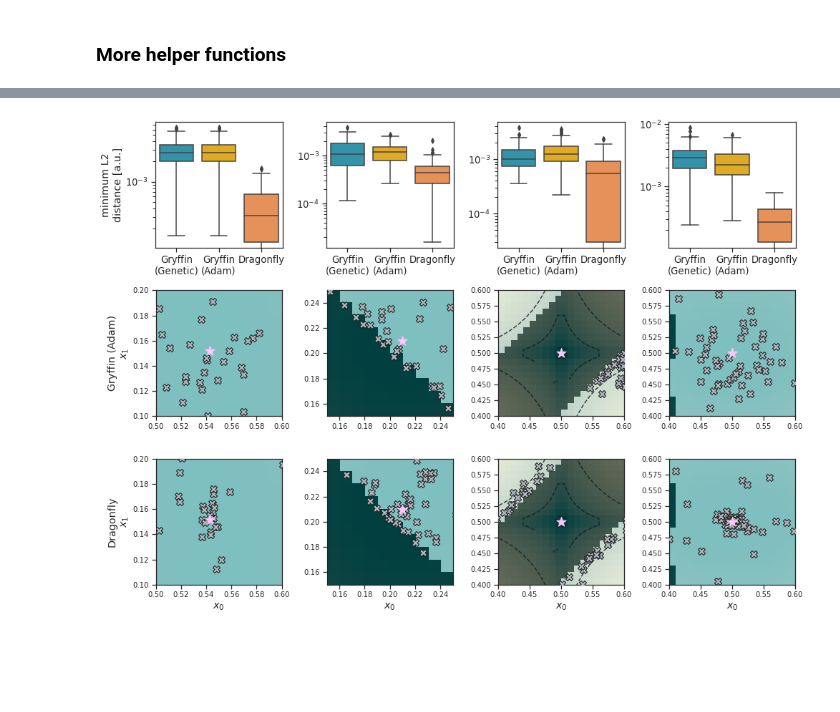
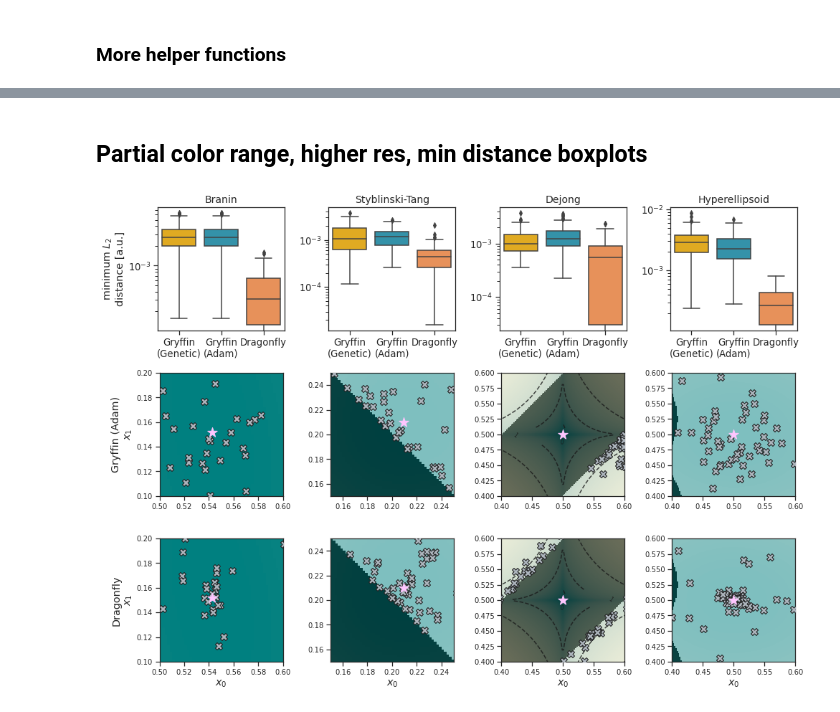
Before and after one commit to aspuru-guzik-group/gryffin-known-constraints, a Jupyter notebook: analysis/known-constraints/kwn-analysis.ipynb, the cells around one changed output, grey strips where cells are left out. Drawn from its saved outputs; the diff is of its cells as text; code cells hidden in the pictures; blank space fills up the shorter version.

Commit message:
add dragonfly gryffin sampling comparison

```diff
--- a/analysis/known-constraints/kwn-analysis.ipynb
+++ b/analysis/known-constraints/kwn-analysis.ipynb
@@ -970,6 +970,16 @@ def get_min_dist(params):
                 dists.append(np.linalg.norm(param1-param2))
 
     return np.amin(dists)
+
+def get_all_dists(params):
+    ''' return all the unique distances between samples
+    '''
+    dists = []
+    for ix1, param1 in enumerate(params):
+        for ix2, param2 in enumerate(params):
+            if ix1 < ix2: # only take lower triangular
+                dists.append(np.linalg.norm(param1-param2))
+    return dists
 # %% [markdown]
 ### Compute the min L2-norm between the points - Gryffin vs. Dragonfly
 # %%
@@ -1154,3 +1892,5 @@ def plot_constr_surface(surface, ax=None, N=100):
+# %% [markdown]
+## Partial color range, higher res, min distance boxplots
 # %%
 fig, axes = plt.subplots(nrows=3, ncols=4, figsize=(14, 10))
 
@@ -1169,8 +1909,8 @@ sns.boxplot(
     ax=ax,
     hue_order=HUE_ORDER,
     palette=[
+        '#ffb703',
         '#219ebc',
-        '#ffb703',
         '#ff8c42',
     ]
 )
@@ -1181,13 +1921,15 @@ sns.boxplot(
 #     ax=ax,
 # )
 ax.set_yscale('log')
-ax.set_ylabel('minimum L2\ndistance [a.u.]')
+ax.set_ylabel('minimum '+ '$L_2$\ndistance [a.u.]')
 ax.set_xlabel('')
 
 
 ax = axes[1,0]
 surface = BraninConstr()
-plot_constr_surface(surface, ax=ax, N=100)
+plot_constr_surface_orig(
+    surface, ax=ax, N=500, use_constraint=False
+)
 # example samples
 with open('../../benchmarks_known/branin/opt_adam/results.pkl', 'rb') as content:
     data = pickle.load(content)
@@ -1208,8 +1950,8 @@ sns.boxplot(
     ax=ax,
     hue_order=HUE_ORDER,
     palette=[
+        '#ffb703',
         '#219ebc',
-        '#ffb703',
         '#ff8c42',
     ]
 )
@@ -1225,7 +1967,9 @@ ax.set_xlabel('')
 
 ax = axes[1,1]
 surface = StyblinskiTangConstr()
-plot_constr_surface(surface, ax=ax, N=100)
+plot_constr_surface_orig(
+    surface, ax=ax, N=500,
+)
 # example samples
 with open('../../benchmarks_known/styblinski/opt_adam/results.pkl', 'rb') as content:
     data = pickle.load(content)
@@ -1246,8 +1990,8 @@ sns.boxplot(
     ax=ax,
     hue_order=HUE_ORDER,
     palette=[
+        '#ffb703',
         '#219ebc',
-        '#ffb703',
         '#ff8c42',
     ]
 )
@@ -1263,7 +2007,9 @@ ax.set_xlabel('')
 
 ax = axes[1,2]
 surface = DejongConstr()
-plot_constr_surface(surface, ax=ax, N=100)
+plot_constr_surface_orig(
+    surface, ax=ax, N=500,
+)
 # example samples
 with open('../../benchmarks_known/dejong/opt_adam/results.pkl', 'rb') as content:
     data = pickle.load(content)
@@ -1283,8 +2029,8 @@ sns.boxplot(
     ax=ax,
     hue_order=HUE_ORDER,
     palette=[
+        '#ffb703',
         '#219ebc',
-        '#ffb703',
         '#ff8c42',
     ]
 )
@@ -1301,7 +2047,9 @@ ax.set_xlabel('')
 
 ax = axes[1,3]
 surface = HyperEllipsoidConstr()
-plot_constr_surface(surface, ax=ax, N=100)
+plot_constr_surface_orig(
+    surface, ax=ax, N=500,
+)
 # example samples
 with open('../../benchmarks_known/hyperellips/opt_adam/results.pkl', 'rb') as content:
     data = pickle.load(content)
@@ -1319,7 +2067,9 @@ ax.tick_params(axis='both', which='major', labelsize=10)
 
 ax = axes[2,0]
 surface = BraninConstr()
-plot_constr_surface(surface, ax=ax, N=100)
+plot_constr_surface_orig(
+    surface, ax=ax, N=500, use_constraint=False,
+)
 # example samples
 with open('../../benchmarks_known/branin/dragonfly/results.pkl', 'rb') as content:
     data = pickle.load(content)
@@ -1333,7 +2083,9 @@ ax.tick_params(axis='both', which='major', labelsize=10)
 
 ax = axes[2,1]
 surface = StyblinskiTangConstr()
-plot_constr_surface(surface, ax=ax, N=100)
+plot_constr_surface_orig(
+    surface, ax=ax, N=500,
+)
 # example samples
 with open('../../benchmarks_known/styblinski/dragonfly/results.pkl', 'rb') as content:
     data = pickle.load(content)
@@ -1347,7 +2099,9 @@ ax.tick_params(axis='both', which='major', labelsize=10)
 
 ax = axes[2,2]
 surface = DejongConstr()
-plot_constr_surface(surface, ax=ax, N=100)
+plot_constr_surface_orig(
+    surface, ax=ax, N=500,
+)
 # example samples
 with open('../../benchmarks_known/dejong/dragonfly/results.pkl', 'rb') as content:
     data = pickle.load(content)
@@ -1358,33 +2112,42 @@ ax.set_xlim(0.4, 0.6)
 ax.set_ylim(0.4, 0.6)
 ax.tick_params(axis='both', which='major', labelsize=10)
 
 
 ax = axes[2,3]
 surface = HyperEllipsoidConstr()
-plot_constr_surface(surface, ax=ax, N=100)
+plot_constr_surface_orig(
+    surface, ax=ax, N=500,
+)
 # example samples
 with open('../../benchmarks_known/hyperellips/dragonfly/results.pkl', 'rb') as content:
     data = pickle.load(content)
 X = data[0].loc[:, ['x0', 'x1']]
 ax.scatter(X['x0'], X['x1'], marker='X', s=100, color='#adb5bd', edgecolor='k', zorder=10)
 
 ax.set_xlim(0.4, 0.6)
 ax.set_ylim(0.4, 0.6)
 ax.tick_params(axis='both', which='major', labelsize=10)
 
 
 #--------------------------------------
 
 axes[1, 0].set_ylabel('Gryffin (Adam)\n'+ r'$x_1$')
 axes[2, 0].set_ylabel('Dragonfly\n'+ r'$x_1$')
 
 axes[2, 0].set_xlabel('$x_0$')
 axes[2, 1].set_xlabel('$x_0$')
 axes[2, 2].set_xlabel('$x_0$')
 axes[2, 3].set_xlabel('$x_0$')
 
 
+axes[0, 0].set_title('Branin', fontsize=14)
+axes[0, 1].set_title('Styblinski-Tang', fontsize=14)
+axes[0, 2].set_title('Dejong', fontsize=14)
+axes[0, 3].set_title('Hyperellipsoid', fontsize=14)
+
+
+
 plt.tight_layout()
-plt.savefig('gryffin_dragonfly_sampling.png', dpi=300)
+plt.savefig('gryffin_dragonfly_sampling_orig_colors.png', dpi=300)
 # %% [output]
-[figure, old version]
+[figure, new version]
```
Also changed, not shown: parts of 8 cells of this notebook, 3 other files.
